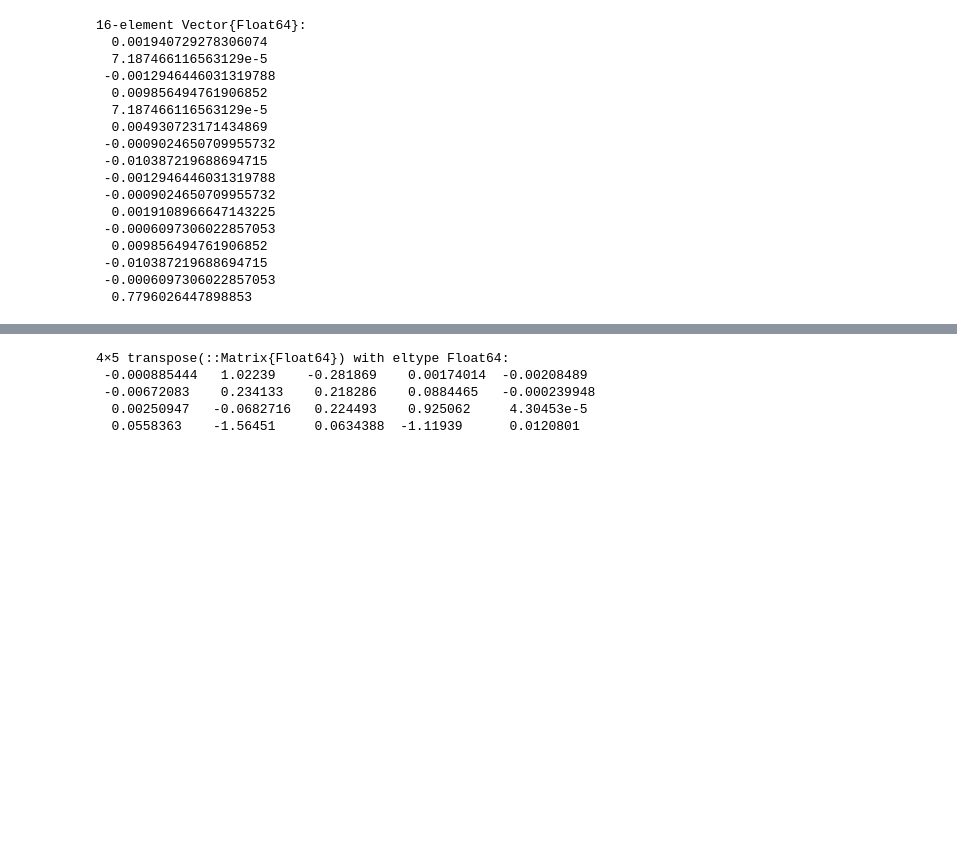
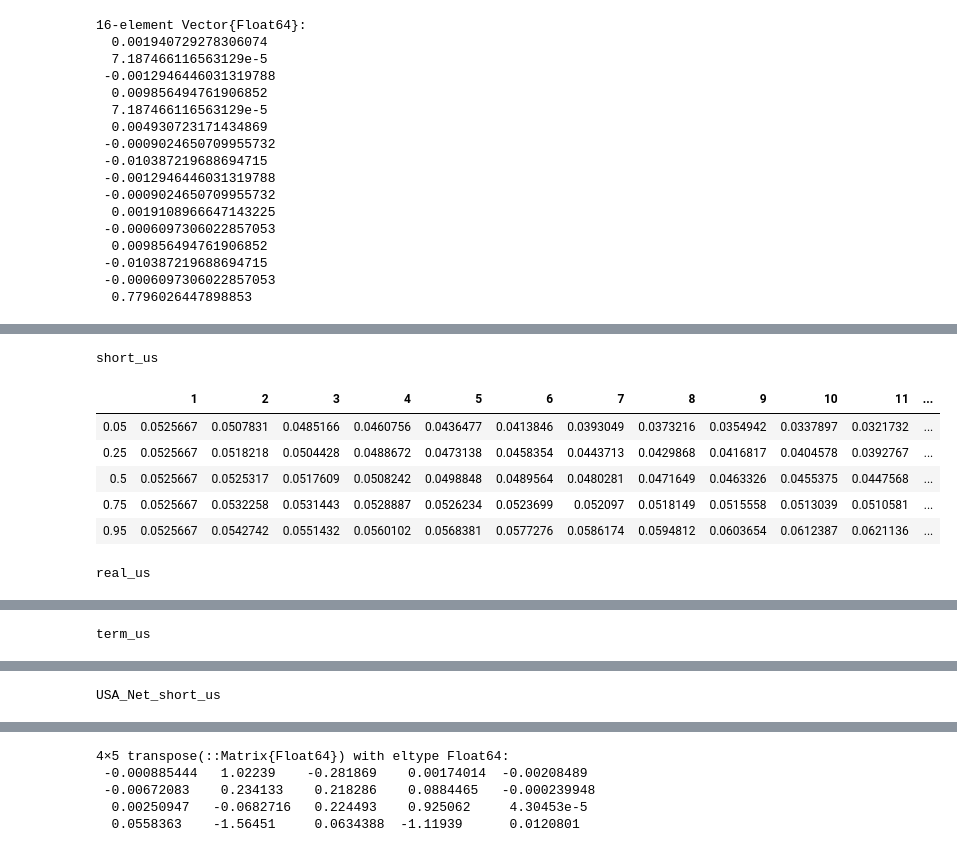
Before and after one commit to msz13/Goal-Based-Investing, a Jupyter notebook: julia_msp/usa_bvar_temp.ipynb, the cells around one changed output, grey strips where cells are left out. Cells and saved outputs as stored; diff of their text form; code cells hidden in the pictures; blank space fills up the shorter version.

Commit message:
simulate bvar

```diff
--- a/julia_msp/usa_bvar_temp.ipynb
+++ b/julia_msp/usa_bvar_temp.ipynb
@@ -624,0 +636,2 @@ vec([1 2 ; 3 4; 5 6])
+# %%
+s = simulate(model, 40, 4)
@@ -624,0 +664,14 @@ vec([1 2 ; 3 4; 5 6])
+# %%
+names = ["short_us", "real_us", "term_us", "USA_Net_short_us"]
+for i in 1:4
+    print_percentiles(s[i,:,:],[.05, .25,  .5, .75, .95], names[i])
+end
+# %% [output]
+short_us
+|  | 1 | 2 | 3 | 4 | 5 | 6 | 7 | 8 | 9 | 10 | 11 | ... |
+| 0.05 | 0.0525667 | 0.0507831 | 0.0485166 | 0.0460756 | 0.0436477 | 0.0413846 | 0.0393049 | 0.0373216 | 0.0354942 | 0.0337897 | 0.0321732 | ... |
+| 0.25 | 0.0525667 | 0.0518218 | 0.0504428 | 0.0488672 | 0.0473138 | 0.0458354 | 0.0443713 | 0.0429868 | 0.0416817 | 0.0404578 | 0.0392767 | ... |
+| 0.5 | 0.0525667 | 0.0525317 | 0.0517609 | 0.0508242 | 0.0498848 | 0.0489564 | 0.0480281 | 0.0471649 | 0.0463326 | 0.0455375 | 0.0447568 | ... |
+| 0.75 | 0.0525667 | 0.0532258 | 0.0531443 | 0.0528887 | 0.0526234 | 0.0523699 | 0.052097 | 0.0518149 | 0.0515558 | 0.0513039 | 0.0510581 | ... |
+| 0.95 | 0.0525667 | 0.0542742 | 0.0551432 | 0.0560102 | 0.0568381 | 0.0577276 | 0.0586174 | 0.0594812 | 0.0603654 | 0.0612387 | 0.0621136 | ... |
+real_us
@@ -624,0 +684 @@ vec([1 2 ; 3 4; 5 6])
+term_us
@@ -624,0 +691 @@ vec([1 2 ; 3 4; 5 6])
+USA_Net_short_us
```
Also changed, not shown: parts of 47 cells of this notebook, 1 other file.
